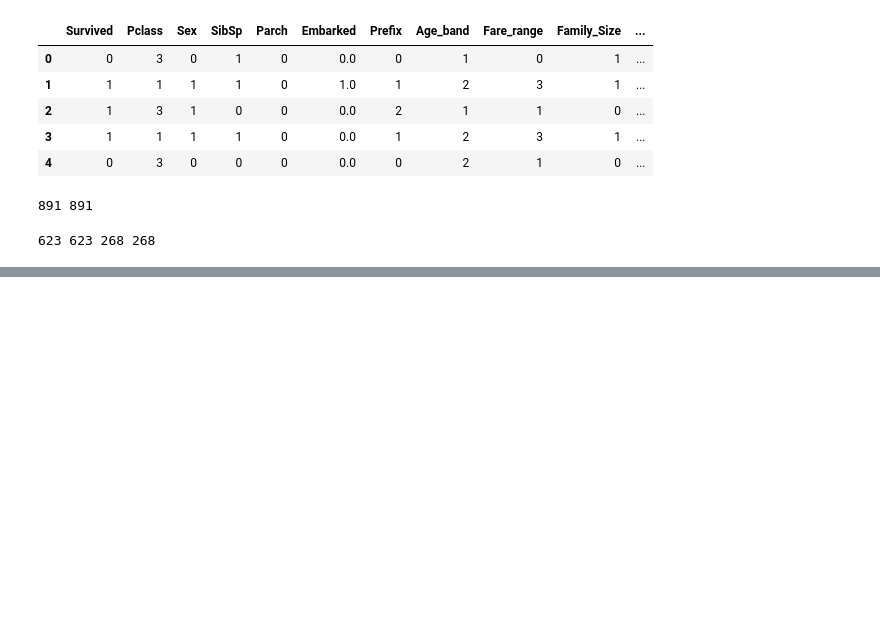
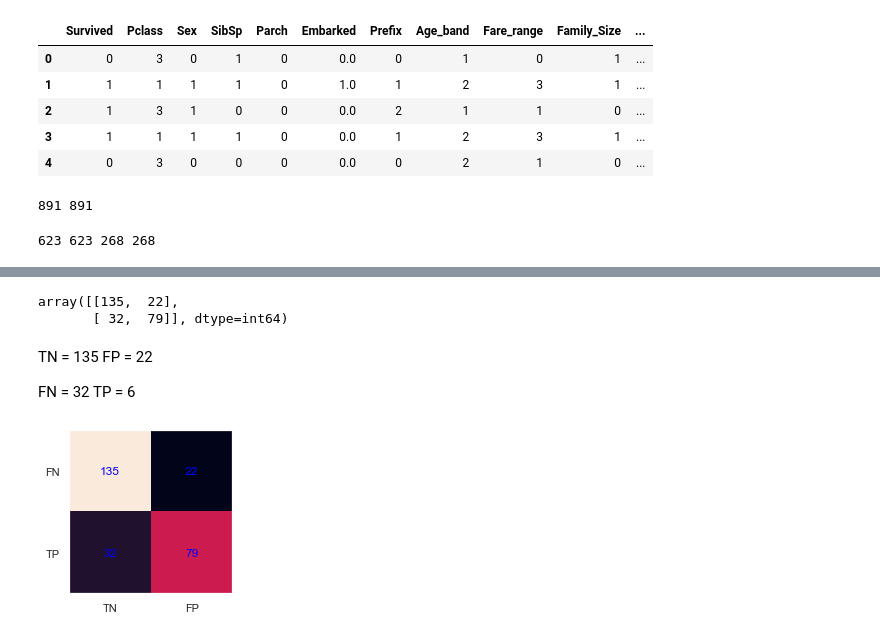
Before and after one commit to phalgunig16/Titanic_Disaster_Survival, a Jupyter notebook: EDA TITANIC.ipynb, the cells around one changed output, grey strips where cells are left out. Drawn from its saved outputs; the diff is of its cells as text; code cells hidden in the pictures; blank space fills up the shorter version.

Commit message:
Logistic Regression

```diff
--- a/EDA TITANIC.ipynb
+++ b/EDA TITANIC.ipynb
@@ -405,0 +409,5 @@ https://towardsdatascience.com/6-predictive-models-models-every-beginner-data-sc
+# %%
+model = LogisticRegression()
+model.fit(X_train,y_train)
+prediction_lg = model.predict(X_test)
+print('Accuracy of Logistic Regression =', metrics.accuracy_score(prediction_lg,y_test))
@@ -405,0 +431,3 @@ https://towardsdatascience.com/6-predictive-models-models-every-beginner-data-sc
+# %%
+y_test_pred = model.predict(X_test)
+y_test_pred
@@ -405,0 +448,26 @@ https://towardsdatascience.com/6-predictive-models-models-every-beginner-data-sc
+# %%
+# Confusion MAtrix
+mat_lg = confusion_matrix(y_test, y_test_pred)
+# %%
+mat_lg
+# %% [output]
+array([[135,  22],
+       [ 32,  79]], dtype=int64)
+# %% [markdown]
+TN = 135           FP = 22
+
+FN = 32            TP = 6
+# %%
+fig ,ax = plt.subplots(figsize=(3,3))
+ax.imshow(mat_lg)
+ax.grid(False)
+
+ax.xaxis.set(ticks=(0, 1), ticklabels=('TN', 'FP'))
+ax.yaxis.set(ticks=(0, 1), ticklabels=('FN', 'TP'))
+ax.set_ylim(1.5, -0.5)
+for i in range(2):
+    for j in range(2):
+        ax.text(j, i,mat_lg[i, j], ha='center', va='center', color='blue')
+plt.show()
+# %% [output]
+[figure, added]
```
Also changed, not shown: parts of 9 cells of this notebook.
